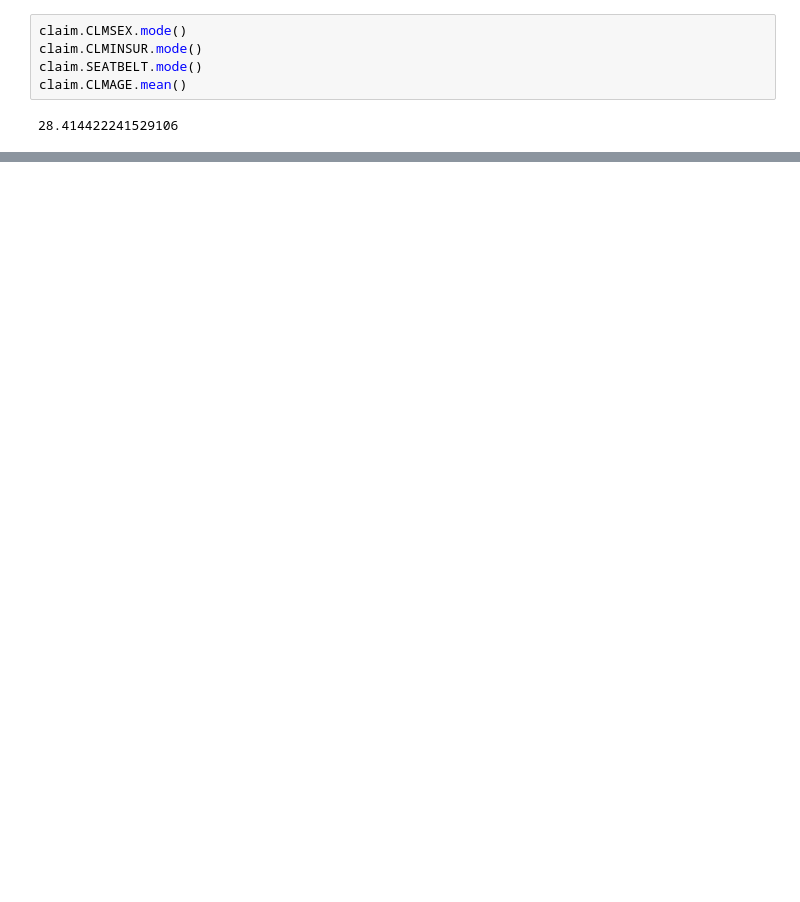
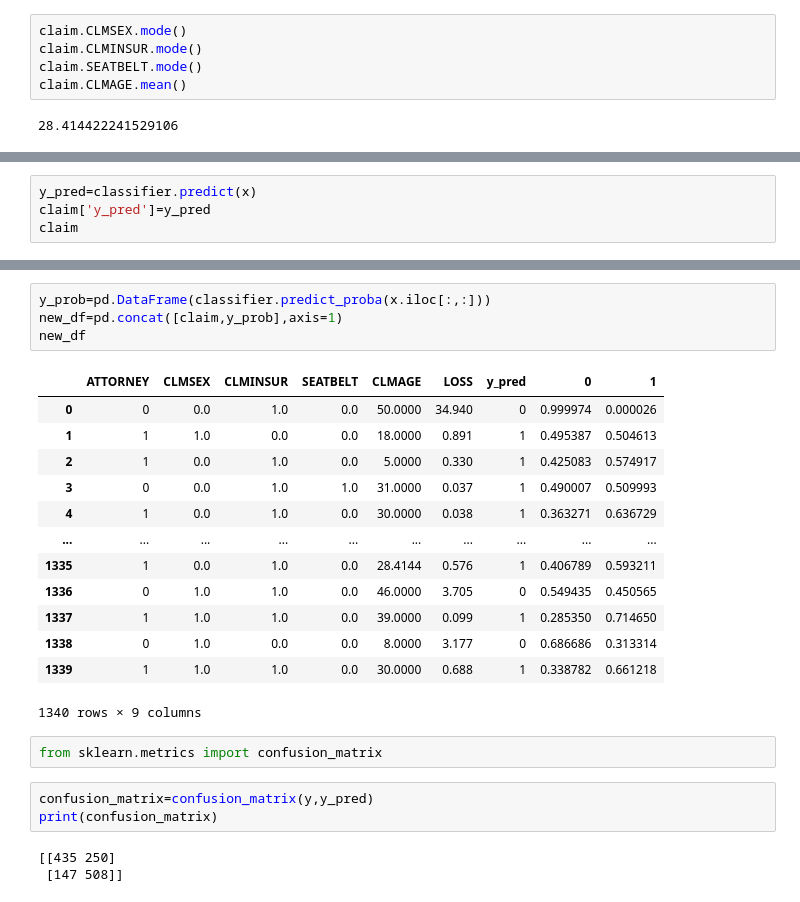
Before and after one commit to jeysura1/Jey_Python, a Jupyter notebook: Python_Logistic Regression.ipynb, the cells around one changed output, grey strips where cells are left out. Drawn from its saved outputs; the diff is of its cells as text; blank space fills up the shorter version.

```diff
--- a/Python_Logistic Regression.ipynb
+++ b/Python_Logistic Regression.ipynb
@@ -158,0 +210,4 @@ NameError: name 'y' is not defined
+# %%
+y_pred=classifier.predict(x)
+claim['y_pred']=y_pred
+claim
@@ -158,0 +228,26 @@ NameError: name 'y' is not defined
+# %%
+y_prob=pd.DataFrame(classifier.predict_proba(x.iloc[:,:]))
+new_df=pd.concat([claim,y_prob],axis=1)
+new_df
+# %% [output]
+|  | ATTORNEY | CLMSEX | CLMINSUR | SEATBELT | CLMAGE | LOSS | y_pred | 0 | 1 |
+| 0 | 0 | 0.0 | 1.0 | 0.0 | 50.0000 | 34.940 | 0 | 0.999974 | 0.000026 |
+| 1 | 1 | 1.0 | 0.0 | 0.0 | 18.0000 | 0.891 | 1 | 0.495387 | 0.504613 |
+| 2 | 1 | 0.0 | 1.0 | 0.0 | 5.0000 | 0.330 | 1 | 0.425083 | 0.574917 |
+| 3 | 0 | 0.0 | 1.0 | 1.0 | 31.0000 | 0.037 | 1 | 0.490007 | 0.509993 |
+| 4 | 1 | 0.0 | 1.0 | 0.0 | 30.0000 | 0.038 | 1 | 0.363271 | 0.636729 |
+| ... | ... | ... | ... | ... | ... | ... | ... | ... | ... |
+| 1335 | 1 | 0.0 | 1.0 | 0.0 | 28.4144 | 0.576 | 1 | 0.406789 | 0.593211 |
+| 1336 | 0 | 1.0 | 1.0 | 0.0 | 46.0000 | 3.705 | 0 | 0.549435 | 0.450565 |
+| 1337 | 1 | 1.0 | 1.0 | 0.0 | 39.0000 | 0.099 | 1 | 0.285350 | 0.714650 |
+| 1338 | 0 | 1.0 | 0.0 | 0.0 | 8.0000 | 3.177 | 0 | 0.686686 | 0.313314 |
+| 1339 | 1 | 1.0 | 1.0 | 0.0 | 30.0000 | 0.688 | 1 | 0.338782 | 0.661218 |
+1340 rows × 9 columns
+# %%
+from sklearn.metrics import confusion_matrix
+# %%
+confusion_matrix=confusion_matrix(y,y_pred)
+print(confusion_matrix)
+# %% [output]
+[[435 250]
+ [147 508]]
```
Also changed, not shown: parts of 32 cells of this notebook.
